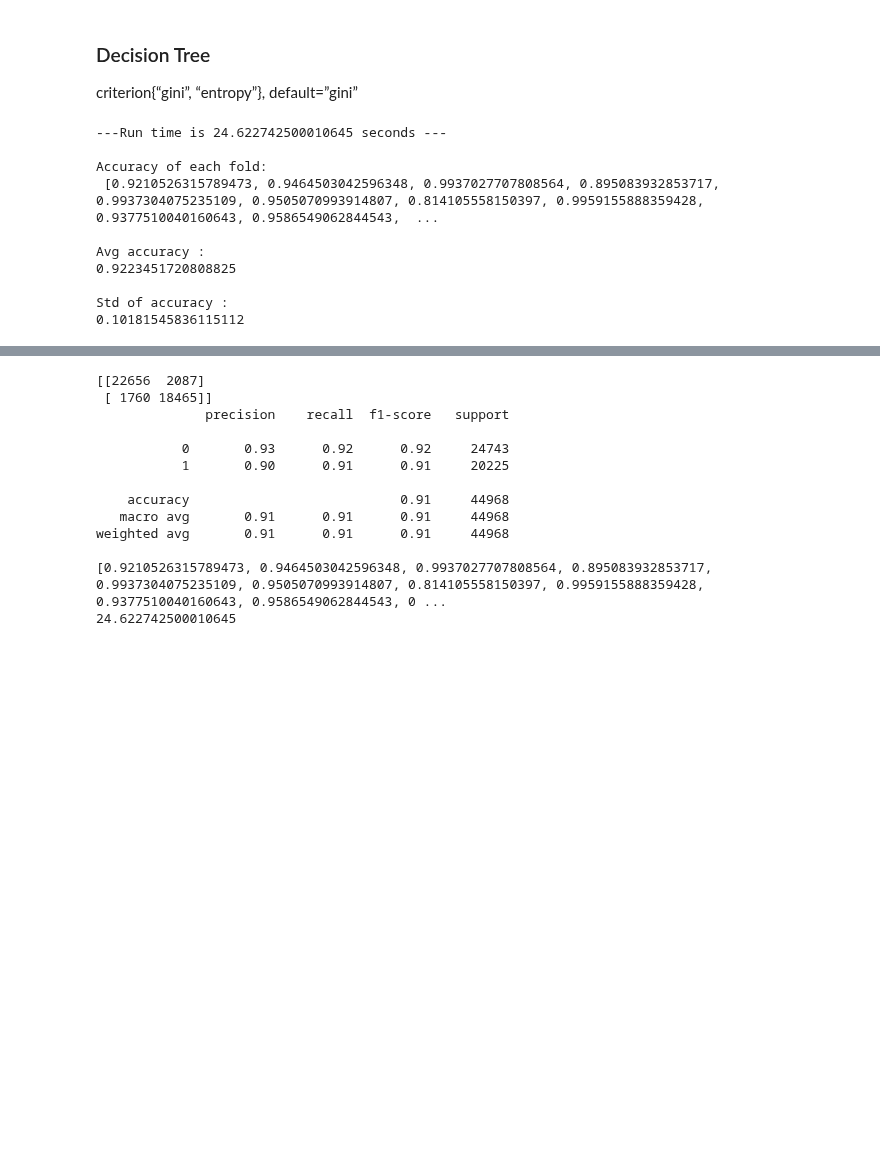
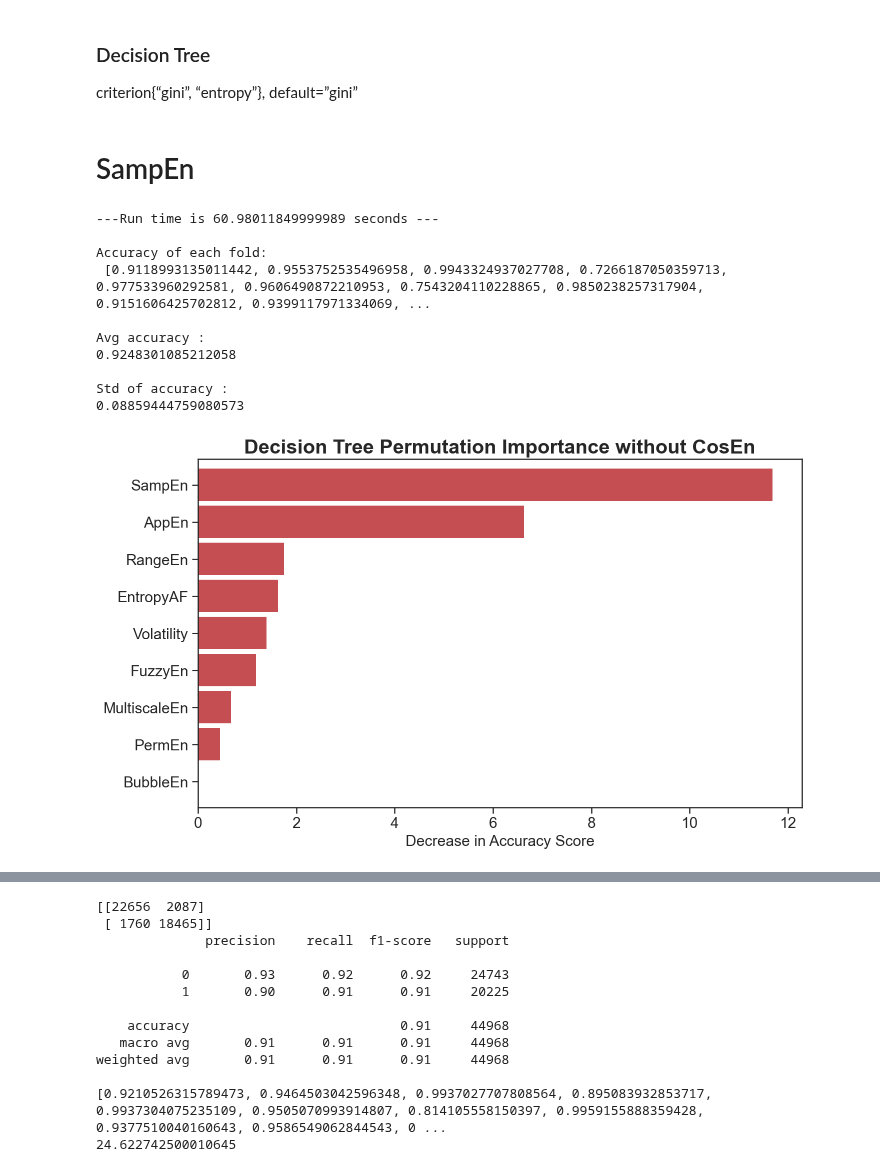
Before and after one commit to NNLUliskey/svsm_ml_2022, a Jupyter notebook: DecisionTree.ipynb, the cells around one changed output, grey strips where cells are left out. Cells and saved outputs as stored; diff of their text form; code cells hidden in the pictures; blank space fills up the shorter version.

```diff
--- a/DecisionTree.ipynb
+++ b/DecisionTree.ipynb
@@ -181,6 +181,8 @@ features_df_list[0]
 ### Decision Tree
 
 criterion{“gini”, “entropy”}, default=”gini”
+# %% [markdown]
+# SampEn
 # %%
 #for df in features_df_list:
 #model = DecisionTreeClassifier(max_depth = 6) #criterion='entropy'
@@ -189,6 +191,25 @@ acc_score = [];
 Truth = [];
 Output = [];
 max_depth_list = []
+
+from sklearn.inspection import permutation_importance
+x_values = ['SampEn','AppEn','RangeEn', 'FuzzyEn',
+       'EntropyAF', 'PermEn', 'BubbleEn', 'MultiscaleEn', 'Volatility',]
+y_values = ['Rhythm']
+#for df in features_df_list:
+
+zero_values_list = [0] * len(x_values)
+
+perm_imp_dict = dict(zip(x_values,zero_values_list))
+
+# Initialize dataframe with zeros
+average_importance = pd.DataFrame({'Importance':np.zeros(len(x_values))},
+                                  index = x_values)
+
+counts = pd.DataFrame({'Count':np.zeros(len(x_values))},
+                                  index = x_values)
+
+
 for idx, subject in tqdm(enumerate(good_list)):
 
     train_index = ~df['Subject'].str.contains(subject)
@@ -213,6 +234,12 @@ for idx, subject in tqdm(enumerate(good_list)):
     acc = accuracy_score(y_test, pred_values)
     acc_score.append(acc)
 
+    result = permutation_importance(model, X_test, y_test, n_repeats=10, random_state=0)
+
+    for i in range(0,len(x_values)):
+        perm_imp_dict[x_values[i]] += result.importances_mean[i]*100
+
+
     Truth.extend(y_test.values.reshape(y_test.shape[0])); ## it is a list
     Output.extend(pred_values); ## it is a list
 elapsed = timeit.default_timer() - start_time #gives total computation time
@@ -224,14 +251,52 @@ print()
 print('Avg accuracy : \n{}'.format(np.mean(acc_score)));
 print()
 print('Std of accuracy : \n{}'.format(np.std(acc_score)))
+
+for i in range(0,len(x_values)):
+    perm_imp_dict[x_values[i]] = perm_imp_dict[x_values[i]] / 23
+
+perm_imp_dict["DecisionTree"] = 100
+perm_imp_df = pd.DataFrame([perm_imp_dict])
+
+perm_imp_df_t = perm_imp_df.T
+perm_imp_df_t.columns = ["Importance"]
+perm_imp_df_t.sort_values(by=['Importance'],ascending=False)
+
+perm_imp_df_t.to_csv('perm_imp.csv',mode='a',header=False)
+
+perm_imp_df_t = perm_imp_df_t.drop(["DecisionTree"])
 # %% [output]
----Run time is 24.622742500010645 seconds ---
+---Run time is 60.98011849999989 seconds ---
 
 Accuracy of each fold:
- [0.9210526315789473, 0.9464503042596348, 0.9937027707808564, 0.895083932853717, 0.9937304075235109, 0.9505070993914807, 0.814105558150397, 0.9959155888359428, 0.9377510040160643, 0.9586549062844543,  ...
+ [0.9118993135011442, 0.9553752535496958, 0.9943324937027708, 0.7266187050359713, 0.977533960292581, 0.9606490872210953, 0.7543204110228865, 0.9850238257317904, 0.9151606425702812, 0.9399117971334069, ...
 
 Avg accuracy :
-0.9223451720808825
+0.9248301085212058
 
 Std of accuracy :
-0.10181545836115112
+0.08859444759080573
+# %%
+import matplotlib as mpl
+df62 = perm_imp_df_t.sort_values(by='Importance', axis=0, ascending=True)
+
+mpl.rcParams['font.family'] = 'Arial'
+
+# Create a figure and a set of subplots
+fig, ax = plt.subplots(figsize=(10, 6))
+
+# Create the plot
+df62.plot(kind='barh', color='r', ax=ax, legend=False,width=0.9)
+
+# Set axes labels and title
+ax.set_xlabel("Decrease in Accuracy Score", fontsize=15)
+ax.set_title("Decision Tree Permutation Importance without CosEn", fontsize=20, weight='bold')
+
+# Make the axes labels bigger
+ax.tick_params(axis='both', which='major', labelsize=15)
+
+plt.xlim(0)
+plt.tight_layout()
+plt.show()
+# %% [output]
+[figure, added]
```
Also changed, not shown: parts of 6 cells of this notebook, 15 other files.
